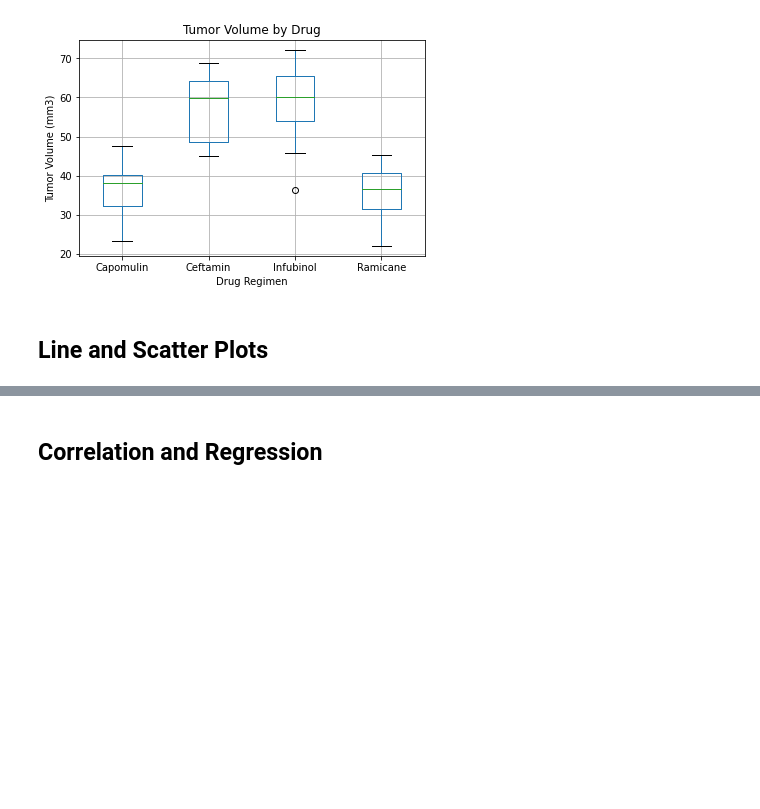
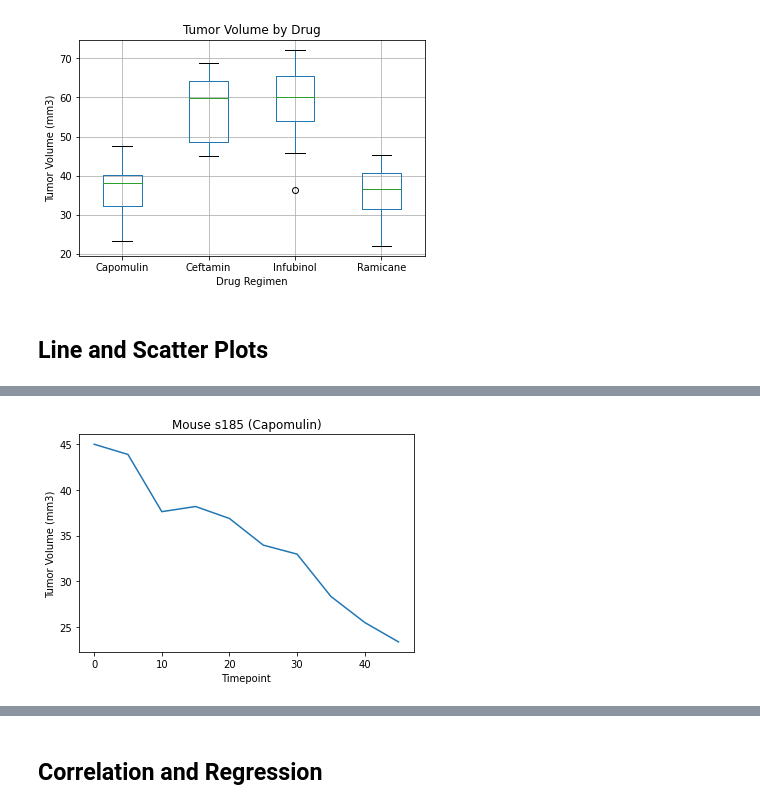
Before and after one commit to ASacdpraseuth/pymaceuticals, a Jupyter notebook: pymaceuticals_starter.ipynb, the cells around one changed output, grey strips where cells are left out. Cells and saved outputs as stored; diff of their text form; code cells hidden in the pictures; blank space fills up the shorter version.

```diff
--- a/pymaceuticals_starter.ipynb
+++ b/pymaceuticals_starter.ipynb
@@ -342,2 +342,11 @@ plt.show()
 # %%
 # Generate a line plot of tumor volume vs. time point for a mouse treated with Capomulin
+capmouse = df.loc[df['Mouse ID'] == 's185']
+
+plt.plot(capmouse['Timepoint'], capmouse['Tumor Volume (mm3)'])
+plt.xlabel('Timepoint')
+plt.ylabel('Tumor Volume (mm3)')
+plt.title('Mouse s185 (Capomulin)')
+plt.show()
+# %% [output]
+[figure, added]
```
Also changed, not shown: parts of 7 cells of this notebook.
